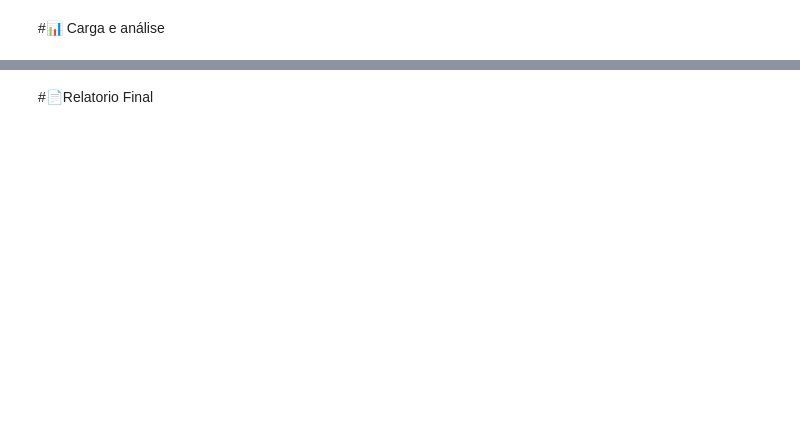
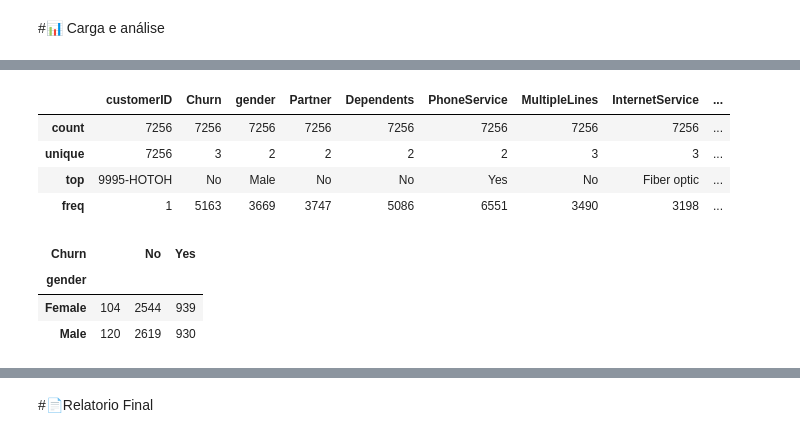
Before and after one commit to ElaiEmylleMatos/challenge-telecom-x, a Jupyter notebook: TelecomX_BR.ipynb, the cells around one changed output, grey strips where cells are left out. Saved outputs shown, nothing was run; the diff lists cells and outputs as text; code cells hidden in the pictures; blank space fills up the shorter version.

```diff
--- a/TelecomX_BR.ipynb
+++ b/TelecomX_BR.ipynb
@@ -209,0 +200,16 @@ Charges.Total: [ 593.3   542.4   280.85 ...  742.9  4627.65 3707.6 ]
+# %%
+df.describe(include='object')
+# %% [output]
+|  | customerID | Churn | gender | Partner | Dependents | PhoneService | MultipleLines | InternetService | ... |
+| count | 7256 | 7256 | 7256 | 7256 | 7256 | 7256 | 7256 | 7256 | ... |
+| unique | 7256 | 3 | 2 | 2 | 2 | 2 | 3 | 3 | ... |
+| top | 9995-HOTOH | No | Male | No | No | Yes | No | Fiber optic | ... |
+| freq | 1 | 5163 | 3669 | 3747 | 5086 | 6551 | 3490 | 3198 | ... |
+# %%
+churn_by_gender = df.groupby(['gender', 'Churn']).size().unstack()
+churn_by_gender
+# %% [output]
+| Churn |  | No | Yes |
+| gender |  |  |  |
+| Female | 104 | 2544 | 939 |
+| Male | 120 | 2619 | 930 |
```
Also changed, not shown: parts of 8 cells of this notebook.
